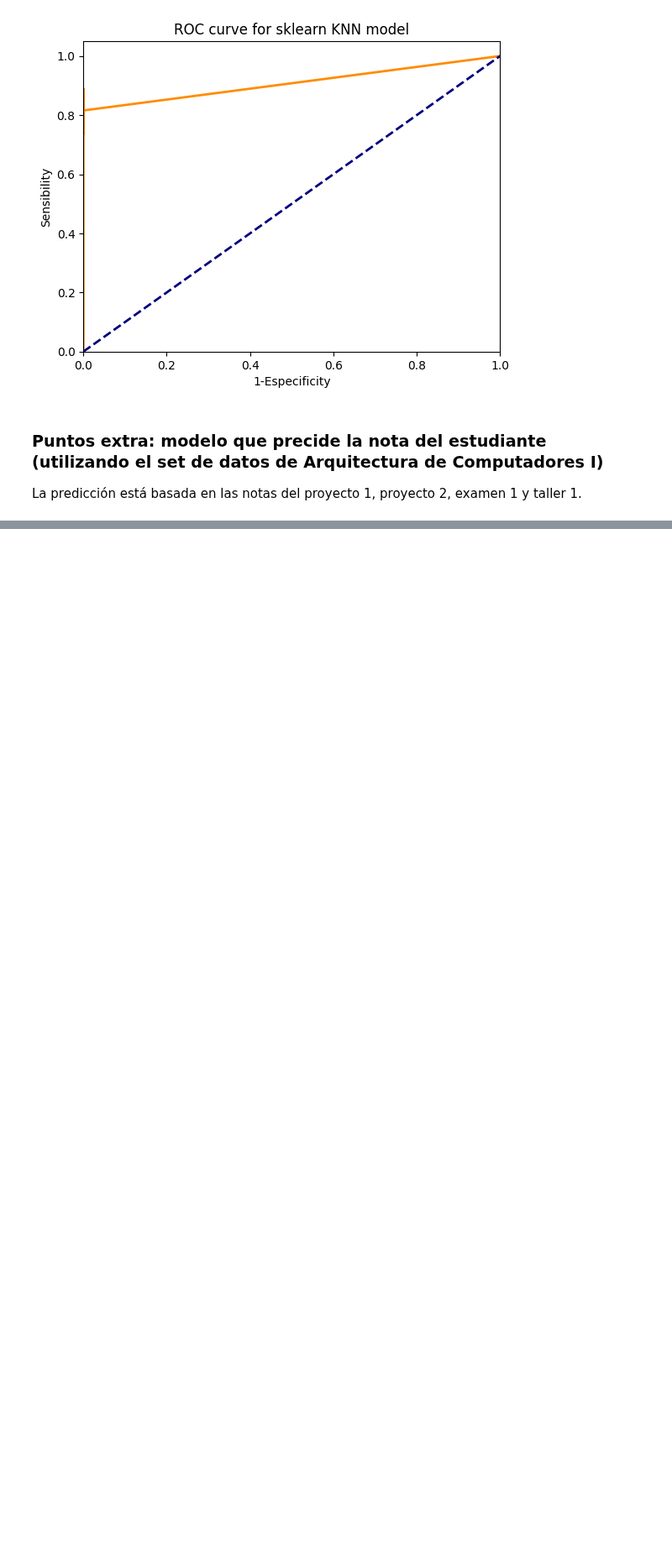
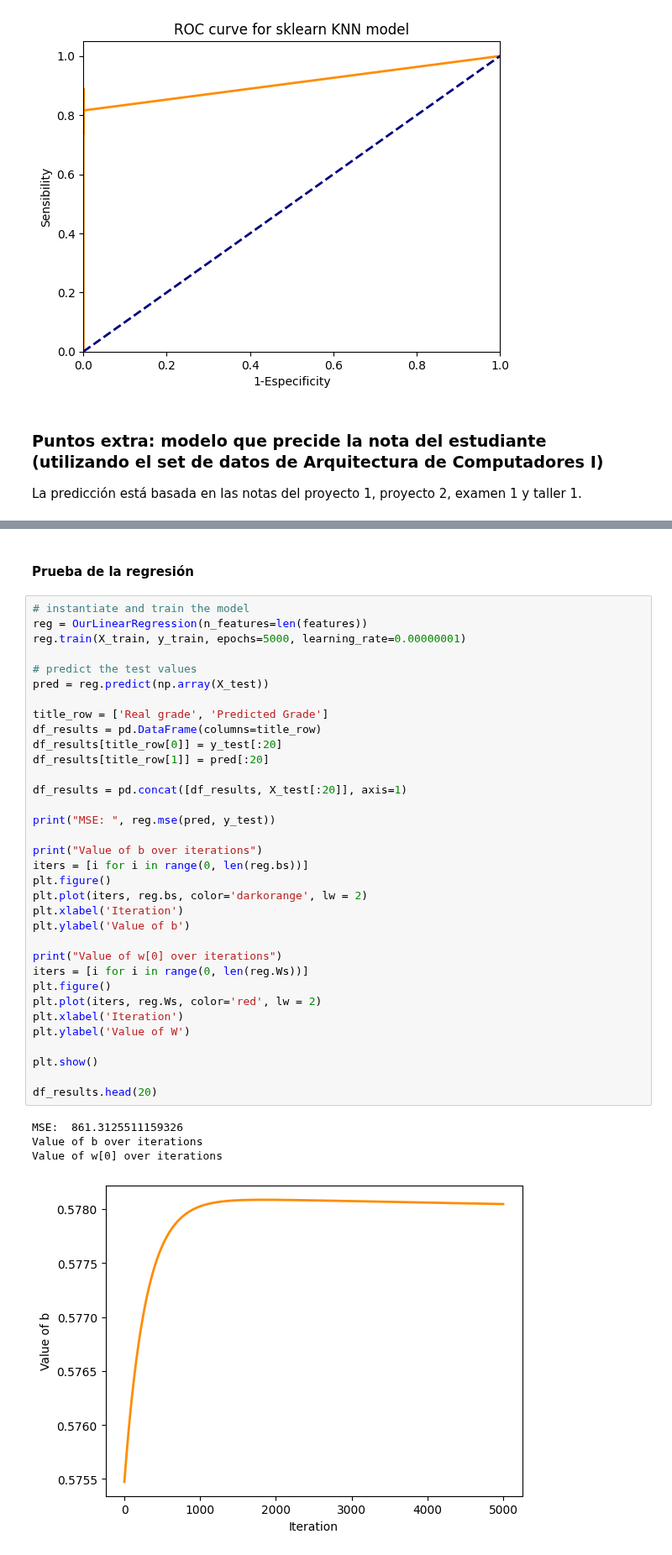
Before and after one commit to JoseDavidSS/Patrones.Project1, a Jupyter notebook: ml_models.ipynb, the cells around one changed output, grey strips where cells are left out. Shown at 84% size. Drawn from its saved outputs; the diff is of its cells as text; blank space fills up the shorter version.

Commit message:
Add linear regression on Arqui dataset

```diff
--- a/ml_models.ipynb
+++ b/ml_models.ipynb
@@ -1817,0 +2000,41 @@ La predicción está basada en las notas del proyecto 1, proyecto 2, examen 1 y
+# %% [markdown]
+#### Prueba de la regresión
+# %%
+# instantiate and train the model
+reg = OurLinearRegression(n_features=len(features))
+reg.train(X_train, y_train, epochs=5000, learning_rate=0.00000001)
+
+# predict the test values
+pred = reg.predict(np.array(X_test))
+
+title_row = ['Real grade', 'Predicted Grade']
+df_results = pd.DataFrame(columns=title_row)
+df_results[title_row[0]] = y_test[:20]
+df_results[title_row[1]] = pred[:20]
+
+df_results = pd.concat([df_results, X_test[:20]], axis=1)
+
+print("MSE: ", reg.mse(pred, y_test))
+
+print("Value of b over iterations")
+iters = [i for i in range(0, len(reg.bs))]
+plt.figure()
+plt.plot(iters, reg.bs, color='darkorange', lw = 2)
+plt.xlabel('Iteration')
+plt.ylabel('Value of b')
+
+print("Value of w[0] over iterations")
+iters = [i for i in range(0, len(reg.Ws))]
+plt.figure()
+plt.plot(iters, reg.Ws, color='red', lw = 2)
+plt.xlabel('Iteration')
+plt.ylabel('Value of W')
+
+plt.show()
+
+df_results.head(20)
+# %% [output]
+MSE:  861.3125511159326
+Value of b over iterations
+Value of w[0] over iterations
+[figure, added]
```
Also changed, not shown: parts of 6 cells of this notebook, 1 other file.
